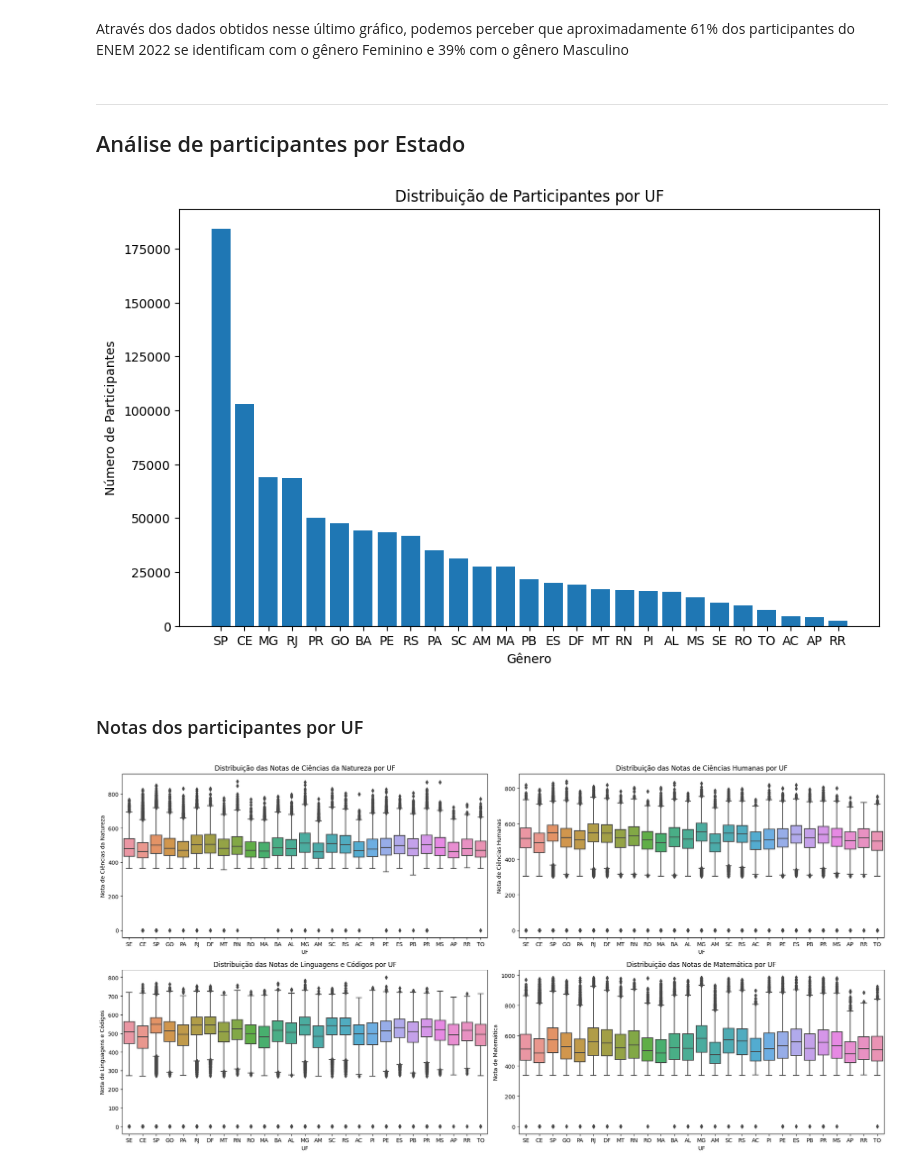
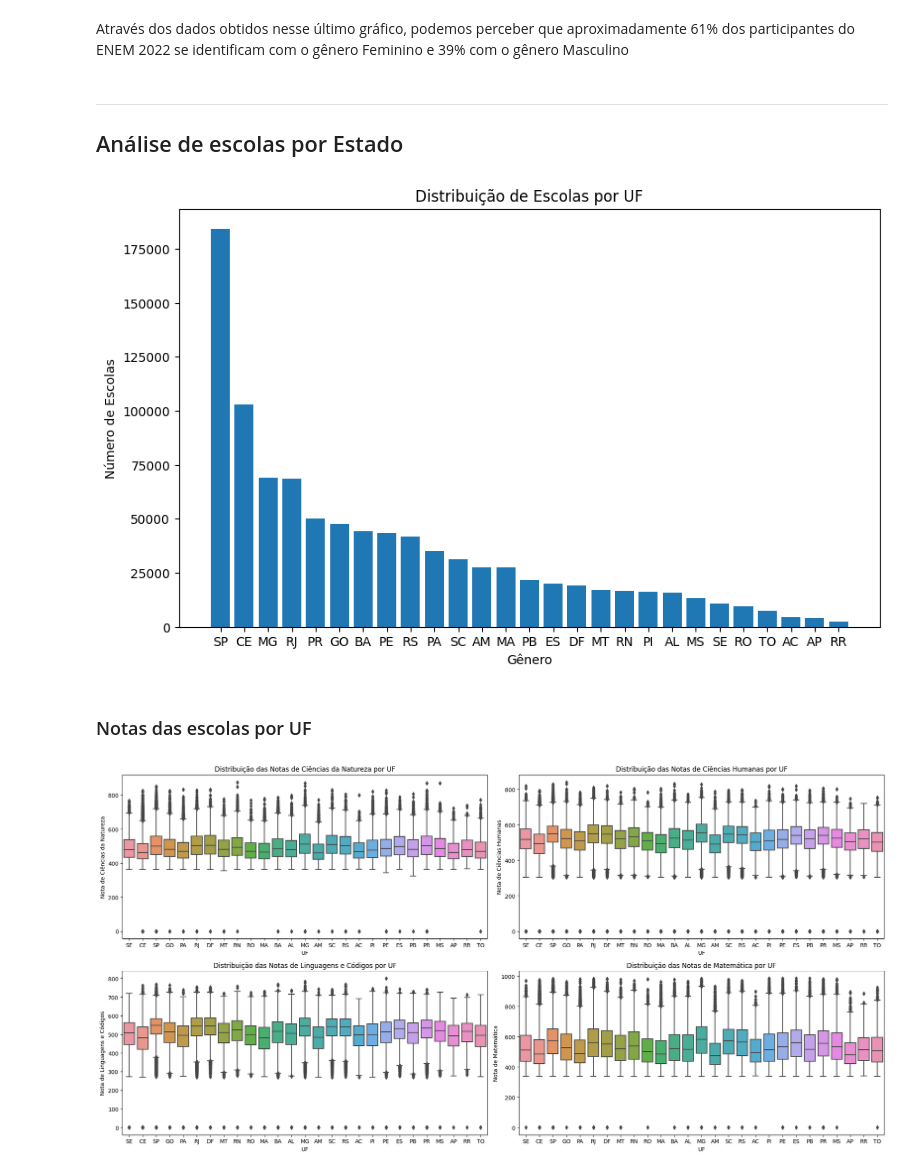
Before and after one commit to giolangella/Analise-de-Microdados-ENEM-2022, a Jupyter notebook: main.ipynb, the cells around one changed output. Drawn from its saved outputs; the diff is of its cells as text; code cells hidden in the pictures.

```diff
--- a/main.ipynb
+++ b/main.ipynb
@@ -171,19 +171,19 @@ Name: count, dtype: float64
 Através dos dados obtidos nesse último gráfico, podemos perceber que aproximadamente 61% dos participantes do ENEM 2022 se identificam com o gênero Feminino e 39% com o gênero Masculino
 # %% [markdown]
 ___
-## Análise de participantes por Estado
+## Análise de escolas por Estado
 # %%
 contagem_uf = df_otimizado['SG_UF_ESC'].value_counts()
 plt.figure(figsize=(10, 6))
 plt.bar(contagem_uf.index, contagem_uf.values)
 plt.xlabel('Gênero')
-plt.ylabel('Número de Participantes')
-plt.title('Distribuição de Participantes por UF')
+plt.ylabel('Número de Escolas')
+plt.title('Distribuição de Escolas por UF')
 plt.ticklabel_format(style='plain', axis='y')
 # %% [output]
-[figure, old version]
+[figure, new version]
 # %% [markdown]
-### Notas dos participantes por UF
+### Notas das escolas por UF
 # %%
 fig, axes = plt.subplots(nrows=2, ncols=2, figsize=(20, 10))
 
```
